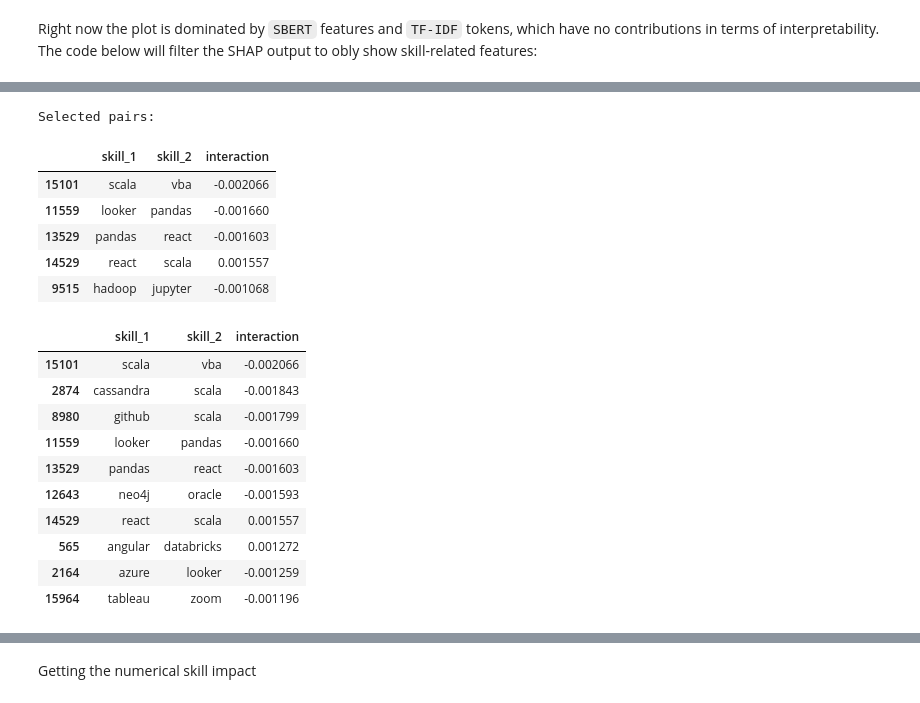
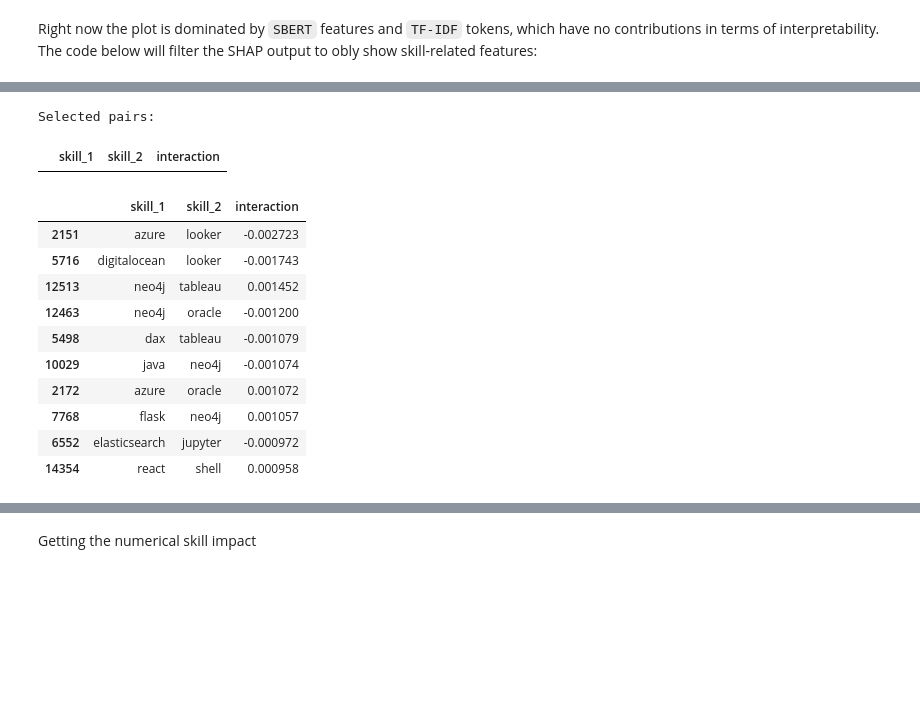
Before and after one commit to miguelcaeg/LT10_MLThesisProject, a Jupyter notebook: model explainability.ipynb, the cells around one changed output, grey strips where cells are left out. Drawn from its saved outputs; the diff is of its cells as text; code cells hidden in the pictures; blank space fills up the shorter version.

```diff
--- a/model explainability.ipynb
+++ b/model explainability.ipynb
@@ -1630,4 +1656,6 @@ print(len(skill_indices))
 # %%
+top_skills = []
+
 interaction_matrix = shap_interaction_values[:, skill_indices, :][:, :, skill_indices]
 
 mean_interactions = interaction_matrix.mean(axis=0)
@@ -1646,48 +1674,43 @@ interaction_pairs_df = pd.DataFrame(pairs)
 top_pairs = interaction_pairs_df.reindex(
     interaction_pairs_df["interaction"].abs().sort_values(ascending=False).index
 )
 
 # ============================================================
 # FILTER INTERACTIONS TO TOP SKILLS
 # ============================================================
 
 filtered_pairs = top_pairs[
     top_pairs["skill_1"].isin(top_skills) &
     top_pairs["skill_2"].isin(top_skills)
 ].copy()
 
 # remove duplicates (same skill twice)
 filtered_pairs = filtered_pairs[
     filtered_pairs["skill_1"] != filtered_pairs["skill_2"]
 ]
 
 # select final pairs
 NUM_PAIRS = 5
 selected_pairs = filtered_pairs.head(NUM_PAIRS)
 
 print("Selected pairs:")
 display(selected_pairs)
 
 display(top_pairs.head(10))
 # %% [output]
 Selected pairs:
 |  | skill_1 | skill_2 | interaction |
-| 15101 | scala | vba | -0.002066 |
-| 11559 | looker | pandas | -0.001660 |
-| 13529 | pandas | react | -0.001603 |
-| 14529 | react | scala | 0.001557 |
-| 9515 | hadoop | jupyter | -0.001068 |
 |  | skill_1 | skill_2 | interaction |
-| 15101 | scala | vba | -0.002066 |
-| 2874 | cassandra | scala | -0.001843 |
-| 8980 | github | scala | -0.001799 |
-| 11559 | looker | pandas | -0.001660 |
-| 13529 | pandas | react | -0.001603 |
-| 12643 | neo4j | oracle | -0.001593 |
-| 14529 | react | scala | 0.001557 |
-| 565 | angular | databricks | 0.001272 |
-| 2164 | azure | looker | -0.001259 |
-| 15964 | tableau | zoom | -0.001196 |
+| 2151 | azure | looker | -0.002723 |
+| 5716 | digitalocean | looker | -0.001743 |
+| 12513 | neo4j | tableau | 0.001452 |
+| 12463 | neo4j | oracle | -0.001200 |
+| 5498 | dax | tableau | -0.001079 |
+| 10029 | java | neo4j | -0.001074 |
+| 2172 | azure | oracle | 0.001072 |
+| 7768 | flask | neo4j | 0.001057 |
+| 6552 | elasticsearch | jupyter | -0.000972 |
+| 14354 | react | shell | 0.000958 |
 # %%
 plt.figure(figsize=(10,6))
 
```
Also changed, not shown: parts of 25 cells of this notebook.
